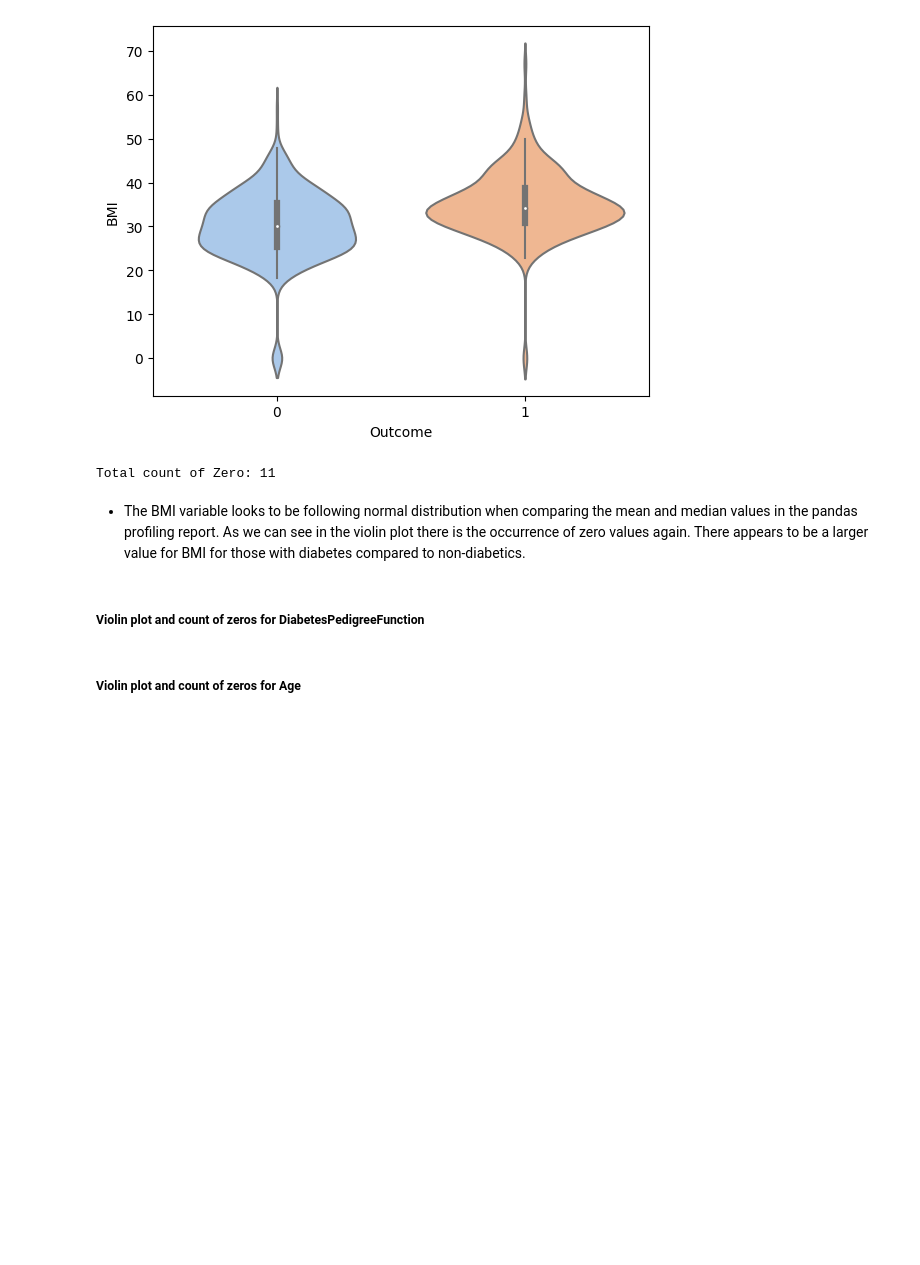
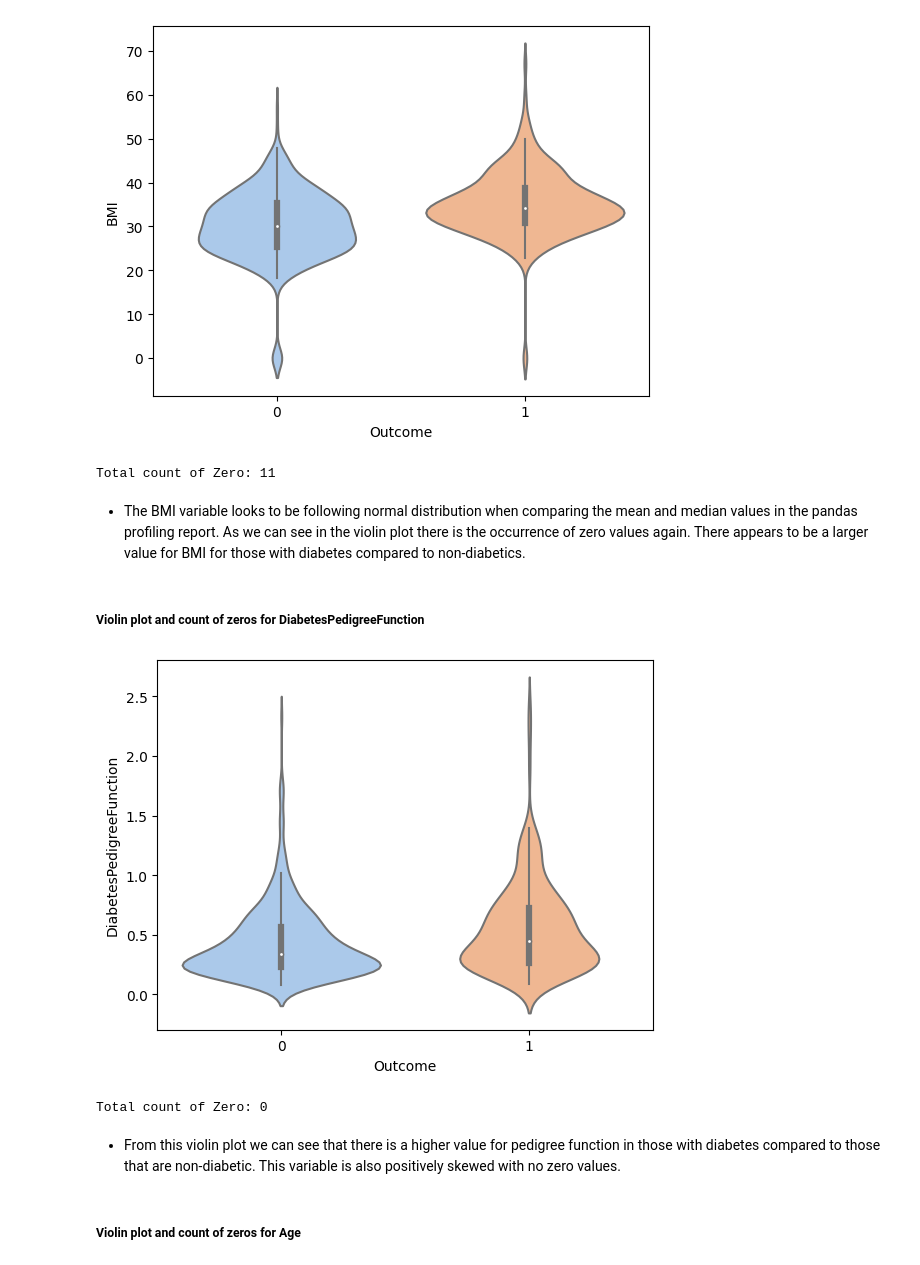
Before and after one commit to Code-Institute-Submissions/hardingrichard-pp5-diabetes-prediction_JanResub, a Jupyter notebook: jupyter_notebooks/02-CorrelationStudy.ipynb, the cells around one changed output. Drawn from its saved outputs; the diff is of its cells as text; code cells hidden in the pictures; blank space fills up the shorter version.

```diff
--- a/jupyter_notebooks/02-CorrelationStudy.ipynb
+++ b/jupyter_notebooks/02-CorrelationStudy.ipynb
@@ -211,5 +211,14 @@ Total count of Zero: 11
 * The BMI variable looks to be following normal distribution when comparing the mean and median values in the pandas profiling report. As we can see in the violin plot there is the occurrence of zero values again. There appears to be a larger value for BMI for those with diabetes compared to non-diabetics.
 # %% [markdown]
 ##### Violin plot and count of zeros for DiabetesPedigreeFunction
+# %%
+sns.violinplot(x='Outcome', y='DiabetesPedigreeFunction', data=df, palette='pastel', split=True)
+plt.show()
+print(f"Total count of Zero:", df.DiabetesPedigreeFunction[df.DiabetesPedigreeFunction==0].count())
+# %% [output]
+[figure, added]
+Total count of Zero: 0
+# %% [markdown]
+* From this violin plot we can see that there is a higher value for pedigree function in those with diabetes compared to those that are non-diabetic. This variable is also positively skewed with no zero values.
 # %% [markdown]
 ##### Violin plot and count of zeros for Age
```
Also changed, not shown: parts of 2 cells of this notebook.
